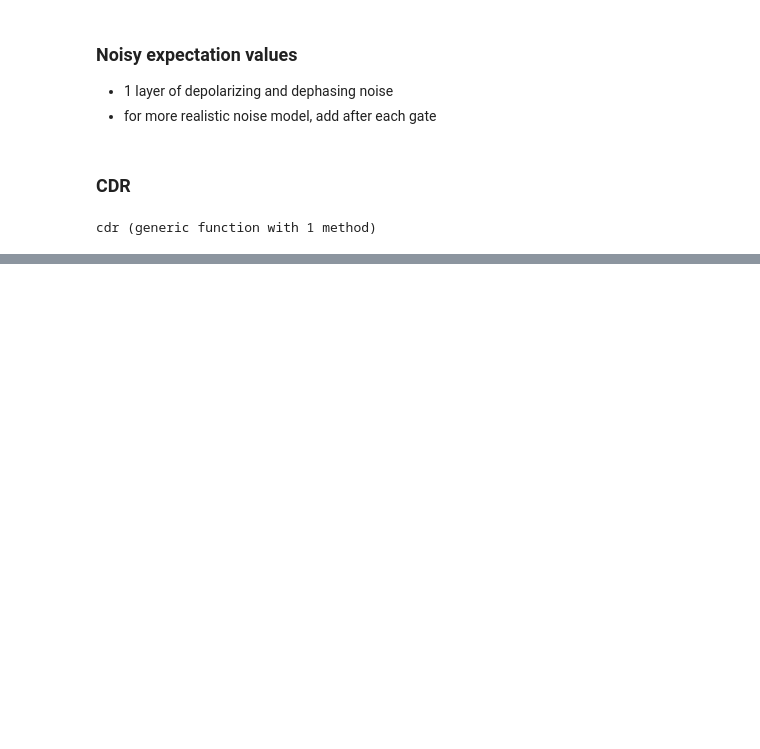
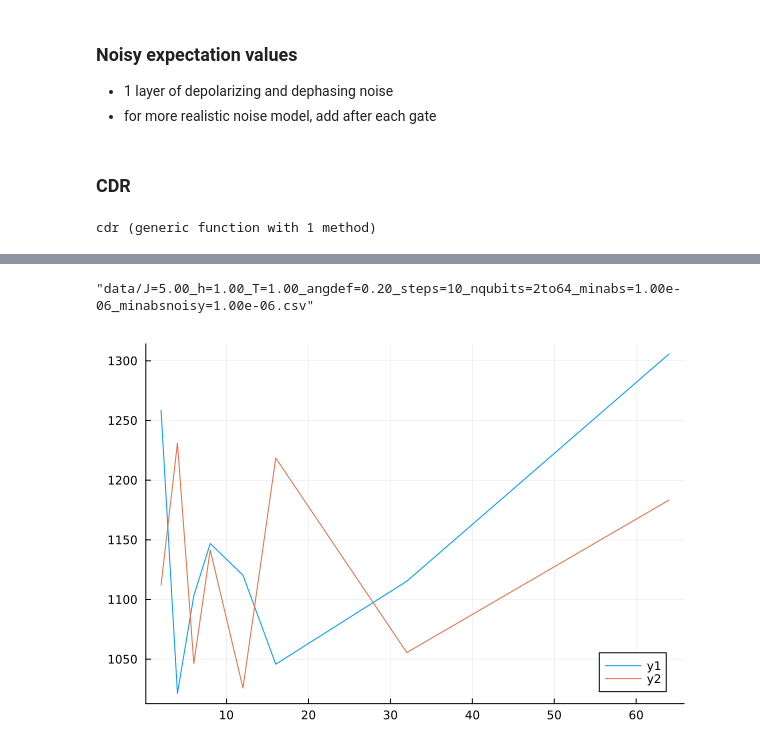
Before and after one commit to julia-guignon/pp-em, a Jupyter notebook: cdr/trotter_perturbation.ipynb, the cells around one changed output, grey strips where cells are left out. Drawn from its saved outputs; the diff is of its cells as text; code cells hidden in the pictures; blank space fills up the shorter version.

Commit message:
plot brut force scaling in nqubits

```diff
--- a/cdr/trotter_perturbation.ipynb
+++ b/cdr/trotter_perturbation.ipynb
@@ -286,0 +355,24 @@ total run done in 0.01 s
+# %%
+nqubits = vec([2 4 6 8 12 16 32 64])
+steps = 10
+angle_definition = pi/16
+T = 1.0
+J = 5.0 #J > 0 in ferromagnetic phase, J < 0 in antiferromagnetic phase
+h = 1.0 #abs(h) < abs(J) in ordered phase
+trotter = trotter_setup(nq, steps, T, J, h);
+
+noise_kind = "gate"
+min_abs_coeff = 1e-6;
+min_abs_coeff_noisy = min_abs_coeff;
+
+
+rel_err_ratio_gate = []
+rel_err_ratio_naive = []
+
+for nq=nqubits
+    exact_expvals, noisy_expvals, corr_energy, rel_error_before, rel_error_after = full_run(nq, steps, angle_definition, T, J, h, trotter, "naive", min_abs_coeff, min_abs_coeff_noisy)
+    push!(rel_err_ratio_naive, rel_error_before/rel_error_after)
+
+    exact_expvals, noisy_expvals, corr_energy, rel_error_before, rel_error_after = full_run(nq, steps, angle_definition, T, J, h, trotter, "gate", min_abs_coeff, min_abs_coeff_noisy)
+    push!(rel_err_ratio_gate, rel_error_before/rel_error_after)
+end
@@ -286,0 +397,11 @@ total run done in 0.01 s
+# %%
+df = DataFrame(nqubits = nqubits, rel_err_ratio_gate = rel_err_ratio_gate, rel_err_ratio_naive = rel_err_ratio_naive)
+fn = format("data/J={:.2f}_h={:.2f}_T={:.2f}_angdef={:.2f}_steps={:n}_nqubits={:n}to{:n}_minabs={:.2e}_minabsnoisy={:.2e}.csv", J, h, T, angle_definition, steps, nqubits[1], nqubits[end], min_abs_coeff, min_abs_coeff_noisy)
+CSV.write(fn, df)
+# %% [output]
+"data/J=5.00_h=1.00_T=1.00_angdef=0.20_steps=10_nqubits=2to64_minabs=1.00e-06_minabsnoisy=1.00e-06.csv"
+# %%
+plot(nqubits, rel_err_ratio_gate)
+plot!(nqubits, rel_err_ratio_naive)
+# %% [output]
+[figure, added]
```
Also changed, not shown: parts of 6 cells of this notebook, 1 other file.
